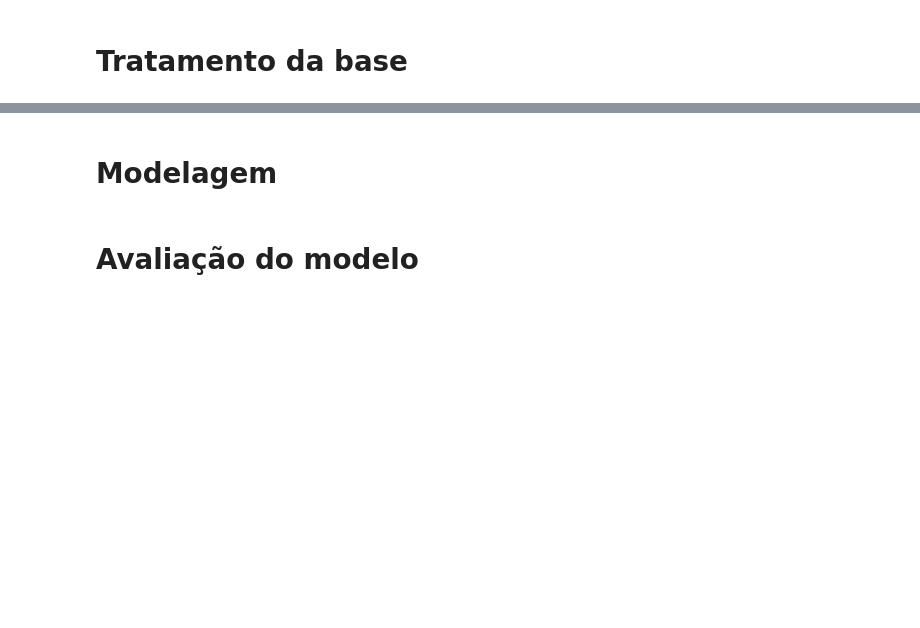
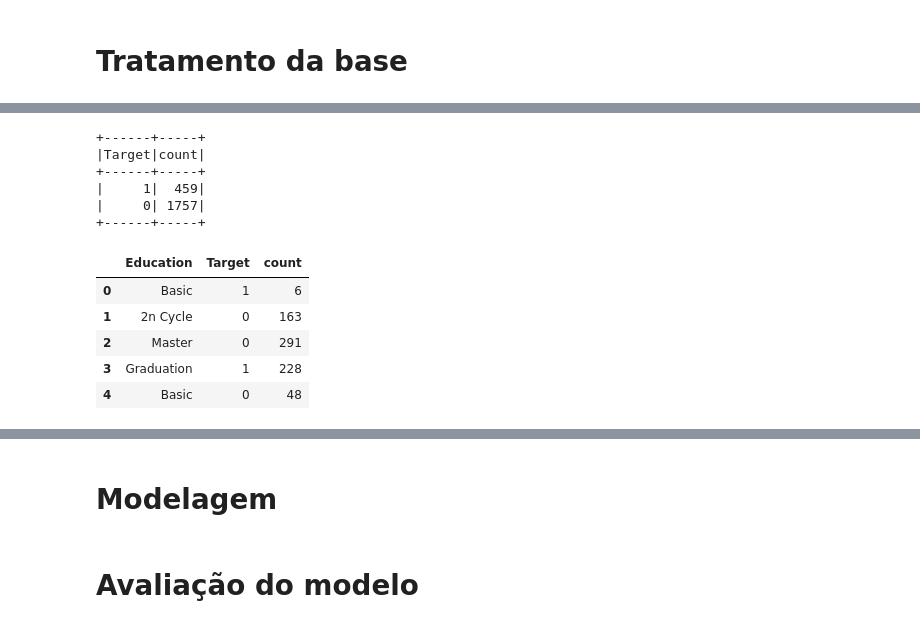
Before and after one commit to joaoflauzino/cafe_c_codigo_01, a Jupyter notebook: cafe_c_codigo_01.ipynb, the cells around one changed output, grey strips where cells are left out. Cells and saved outputs as stored; diff of their text form; code cells hidden in the pictures; blank space fills up the shorter version.

```diff
--- a/cafe_c_codigo_01.ipynb
+++ b/cafe_c_codigo_01.ipynb
@@ -119,0 +223,9 @@ only showing top 1 row
+# %%
+df.groupBy('Target').count().show()
+# %% [output]
++------+-----+
+|Target|count|
++------+-----+
+|     1|  459|
+|     0| 1757|
++------+-----+
@@ -119,0 +234,9 @@ only showing top 1 row
+# %%
+df_1_hipotese.head()
+# %% [output]
+|  | Education | Target | count |
+| 0 | Basic | 1 | 6 |
+| 1 | 2n Cycle | 0 | 163 |
+| 2 | Master | 0 | 291 |
+| 3 | Graduation | 1 | 228 |
+| 4 | Basic | 0 | 48 |
```
Also changed, not shown: parts of 29 cells of this notebook.
